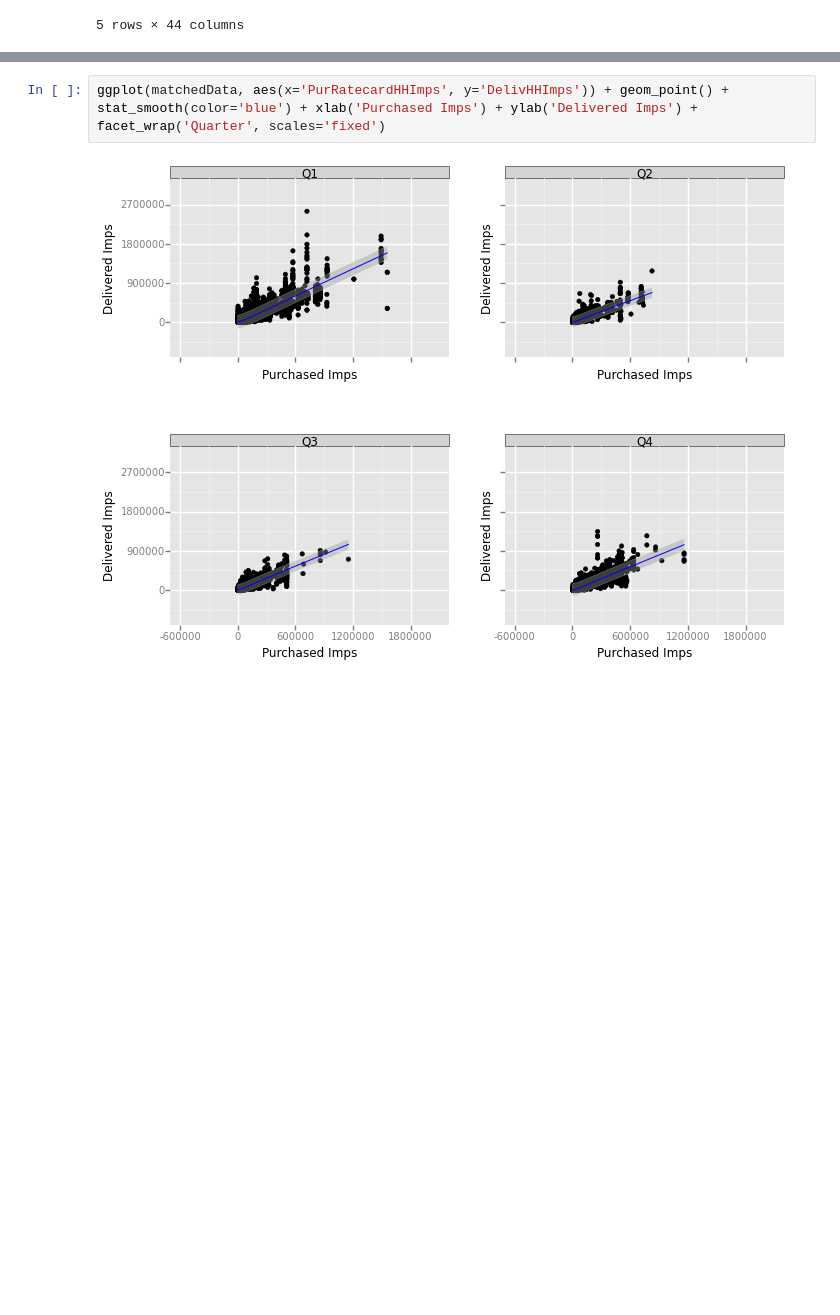
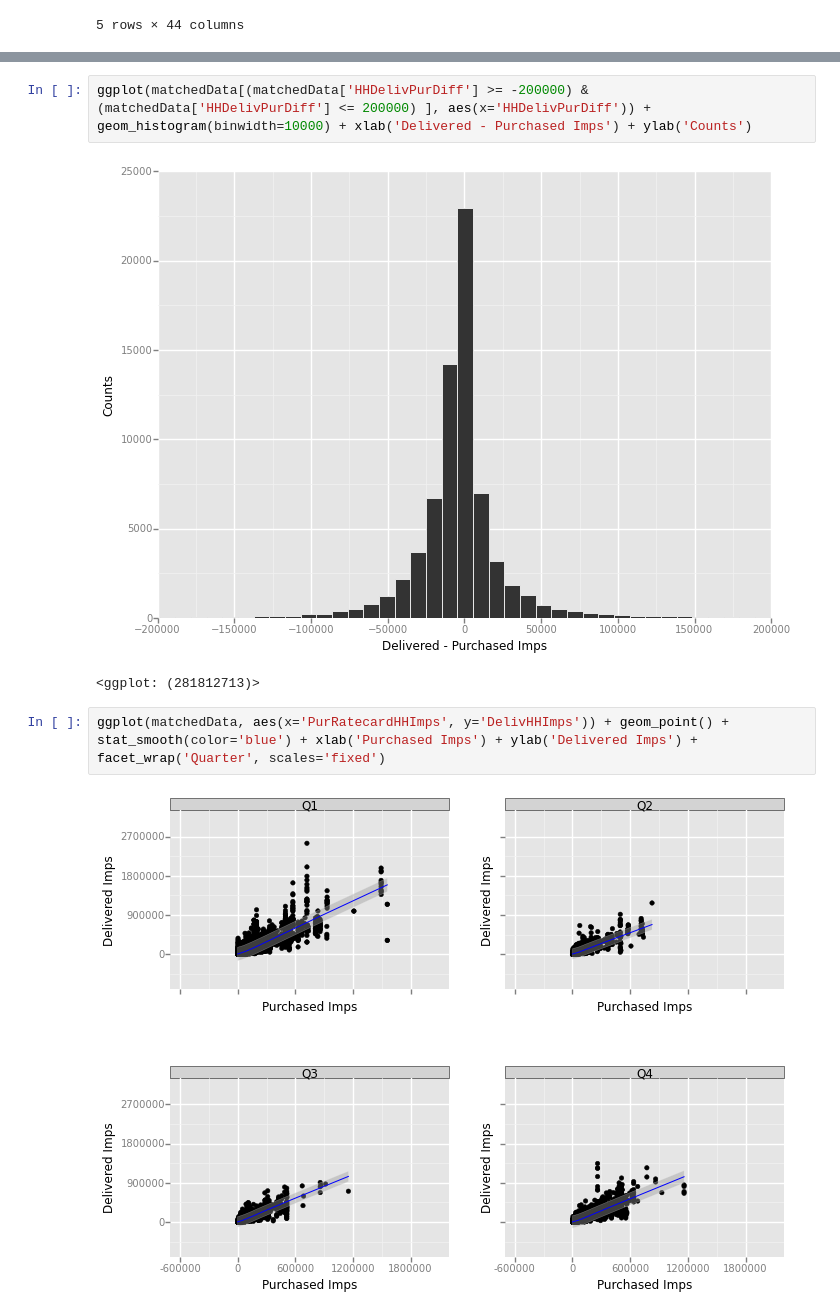
Before and after one commit to asbhat/data-science-class, a Jupyter notebook: final-project/Aditya Bhat - Final Project.ipynb, the cells around one changed output, grey strips where cells are left out. Cells and saved outputs as stored; diff of their text form; blank space fills up the shorter version.

Commit message:
independent histogram

```diff
--- a/final-project/Aditya Bhat - Final Project.ipynb
+++ b/final-project/Aditya Bhat - Final Project.ipynb
@@ -147,3 +149,8 @@ ggplot(matchedData, aes(x='PurRatecardHHImps', y='DelivHHImps')) + geom_point()
+# %%
+ggplot(matchedData[(matchedData['HHDelivPurDiff'] >= -200000) & (matchedData['HHDelivPurDiff'] <= 200000) ], aes(x='HHDelivPurDiff')) + geom_histogram(binwidth=10000) + xlab('Delivered - Purchased Imps') + ylab('Counts')
+# %% [output]
+[figure, added]
+<ggplot: (281812713)>
 # %%
 ggplot(matchedData, aes(x='PurRatecardHHImps', y='DelivHHImps')) + geom_point() + stat_smooth(color='blue') + xlab('Purchased Imps') + ylab('Delivered Imps') + facet_wrap('Quarter', scales='fixed')
 # %% [output]
```
Also changed, not shown: parts of 5 cells of this notebook.
